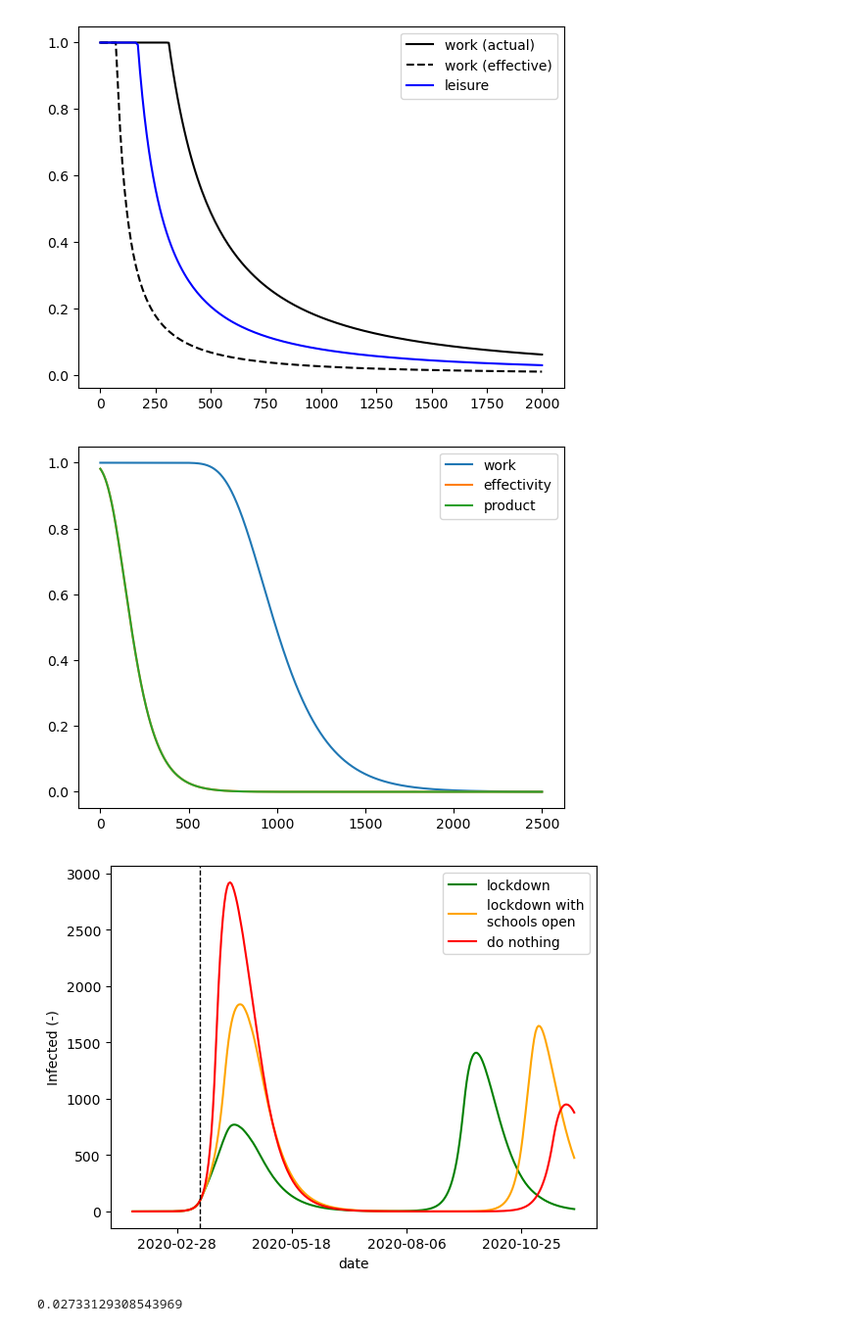
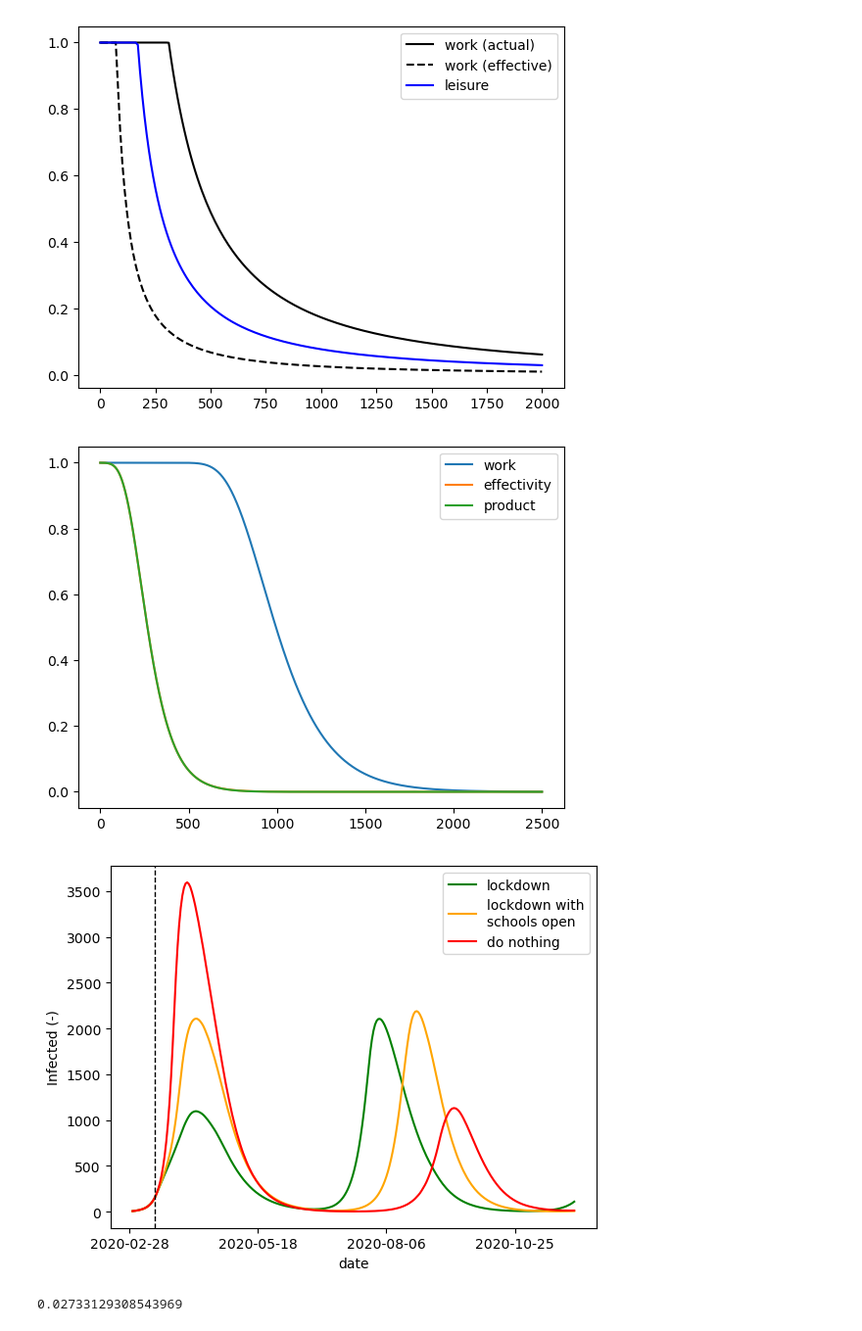
Before and after one commit to twallema/pyIEEM, a Jupyter notebook: notebooks/scratch-SIR-recurrent-mobility.ipynb, the cells around one changed output. Shown at 98% size. Drawn from its saved outputs; the diff is of its cells as text; code cells hidden in the pictures.

```diff
--- a/notebooks/scratch-SIR-recurrent-mobility.ipynb
+++ b/notebooks/scratch-SIR-recurrent-mobility.ipynb
@@ -10,7 +10,7 @@ import pandas as pd
 import matplotlib.pyplot as plt
 from pyIEEM.models.utils import initialize_model
 # %%
-country = 'SWE'
+country = 'BE'
 spatial = False
 age_classes = pd.IntervalIndex.from_tuples([(0,5),(5,10),(10,15),(15,20),(20,25),(25,30),(30,35),(35,40),(40,45),(45,50),(50,55),(55,60),(60,65),(65,70),(70,75),(75,80),(80,120)], closed='left')
 # %%
@@ -56,7 +56,7 @@ plt.close()
 ypsilon_work = 100
 phi_work = 0.005
 
-ypsilon_eff = 4
+ypsilon_eff = 10
 phi_eff = 0.01
 # model
 x = np.linspace(0,2500,1001)
@@ -72,45 +72,45 @@ ax.legend()
 plt.show()
 plt.close()
 # %% [output]
-[figure, old version]
+[figure, new version]
 # %%
-simulation_start = '2020-01-28'
+simulation_start = '2020-03-01'
 model = initialize_model(country, age_classes, spatial, simulation_start, contact_type='absolute_contacts')
 # %%
 fig,ax = plt.subplots()
 
-model.parameters['tau'] = 45
+model.parameters['tau'] = 21
 model.parameters['beta'] = 0.027
-model.parameters['amplitude'] = 0.0
+model.parameters['amplitude'] = 0
 
-model.parameters['ypsilon_eff'] = 4
-model.parameters['phi_eff'] = 0.01
+model.parameters['ypsilon_eff'] = 10
+model.parameters['phi_eff'] = 0.005
 
 # economic lockdown, schools closed, preventive measures, social restrictions
 model.parameters['economic_closures'].loc[slice(None)] = 1
 out = model.sim([simulation_start, '2020-12-01'])
 ax.plot(out.date, out.Hin.sum(dim=['age_class', 'spatial_unit']), color='green', label='lockdown')
 
 # economic lockdown, schools open, preventive measures, social restrictions
 model.parameters['economic_closures'].loc['P85'] = 0
 out = model.sim([simulation_start, '2020-12-01'])
 ax.plot(out.date, out.Hin.sum(dim=['age_class', 'spatial_unit']), 'orange', label='lockdown with\nschools open')
 
 # do-nothing
 model.parameters['social_restrictions'] = 0
 model.parameters['economic_closures'].loc[slice(None)] = 0
 out = model.sim([simulation_start, '2020-12-01'])
 ax.plot(out.date, out.Hin.sum(dim=['age_class', 'spatial_unit']), color='red', label='do nothing')
 
 ax.legend()
 ax.axvline(x=datetime(2020, 3, 15), color='black', linestyle='--', linewidth=1)
 ax.set_xlabel('date')
 ax.set_ylabel('Infected (-)')
 ax.xaxis.set_major_locator(plt.MaxNLocator(5))
 plt.show()
 plt.close()
 # %% [output]
-[figure, old version]
+[figure, new version]
 # %%
 def compute_beta(R0, delta, gamma, s, N, demography):
     beta_i = R0/(s*(delta+gamma)*np.expand_dims(np.sum(N, axis=0),axis=1))
```
Also changed, not shown: 8 other files.
